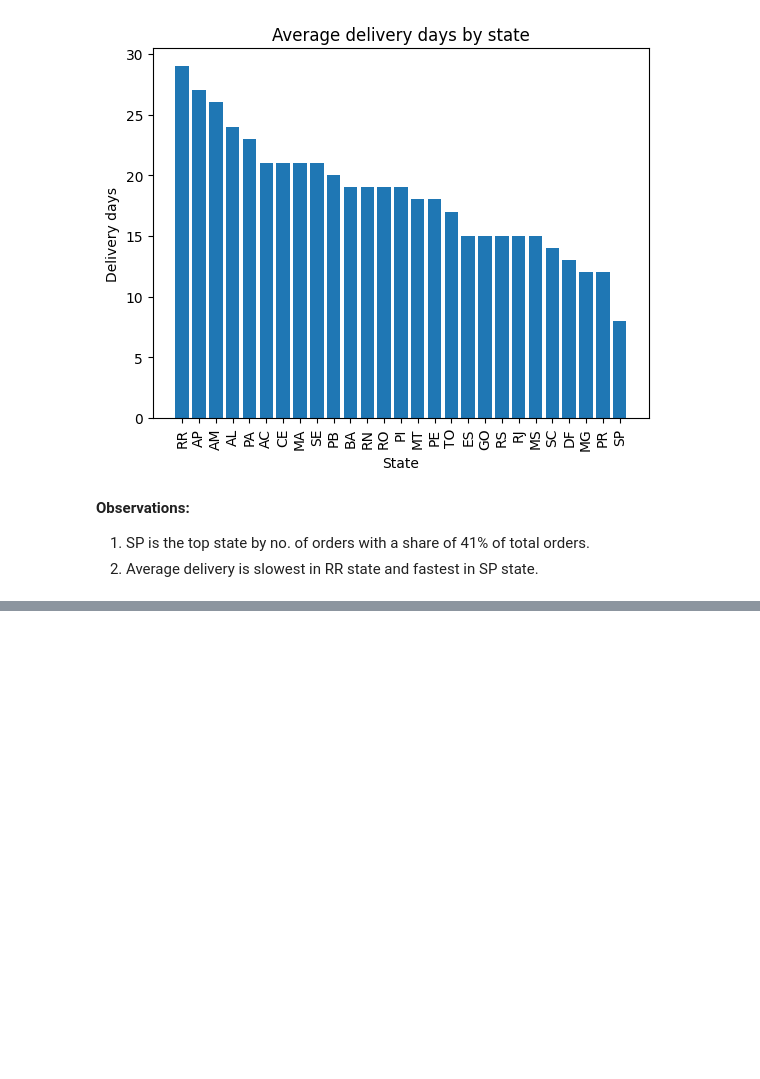
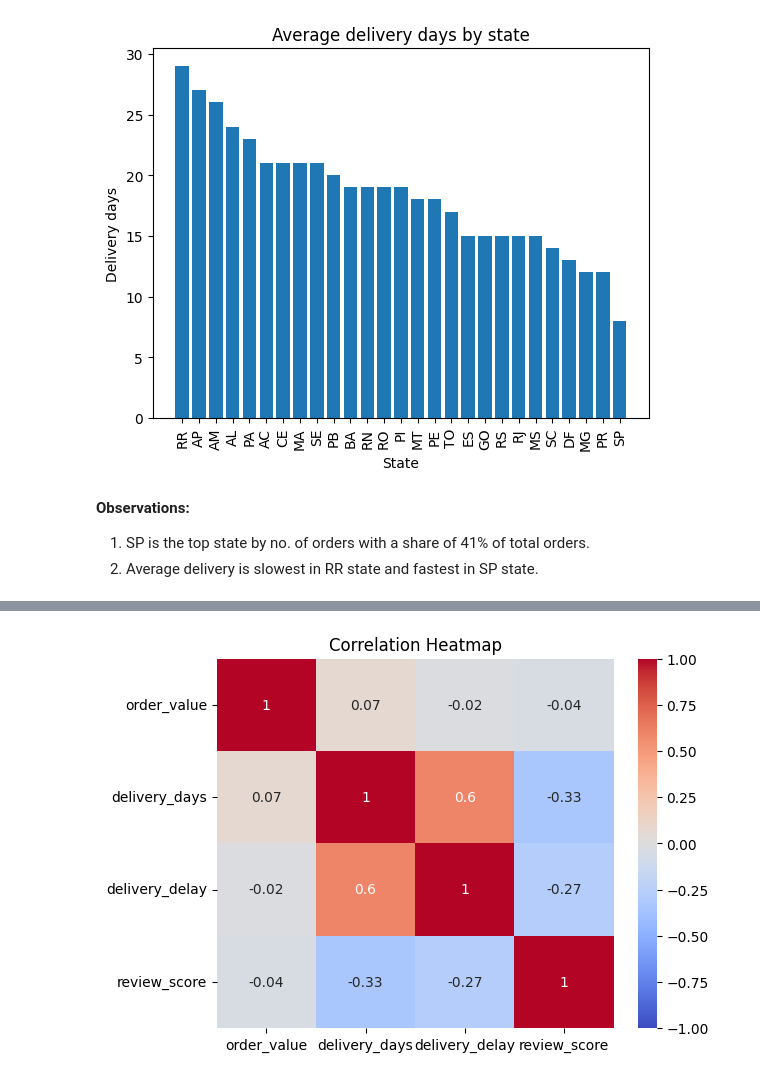
Before and after one commit to vishnu-kashyap-k/cart2insights, a Jupyter notebook: notebooks/06_eda.ipynb, the cells around one changed output, grey strips where cells are left out. Cells and saved outputs as stored; diff of their text form; code cells hidden in the pictures; blank space fills up the shorter version.

```diff
--- a/notebooks/06_eda.ipynb
+++ b/notebooks/06_eda.ipynb
@@ -477,0 +661,5 @@ plt.show()
+# %%
+# Building correlation matrix among these columns
+corr_cols=['order_value','delivery_days','delivery_delay','review_score']
+corr=del_rev[corr_cols].corr().round(2)
+corr
@@ -477,0 +672,7 @@ plt.show()
+# %%
+# Plotting correlation heatmap
+sns.heatmap(corr,annot=True, cmap='coolwarm',vmin=-1,vmax=1)
+plt.title('Correlation Heatmap')
+plt.show()
+# %% [output]
+[figure, added]
```
Also changed, not shown: parts of 23 cells of this notebook.
